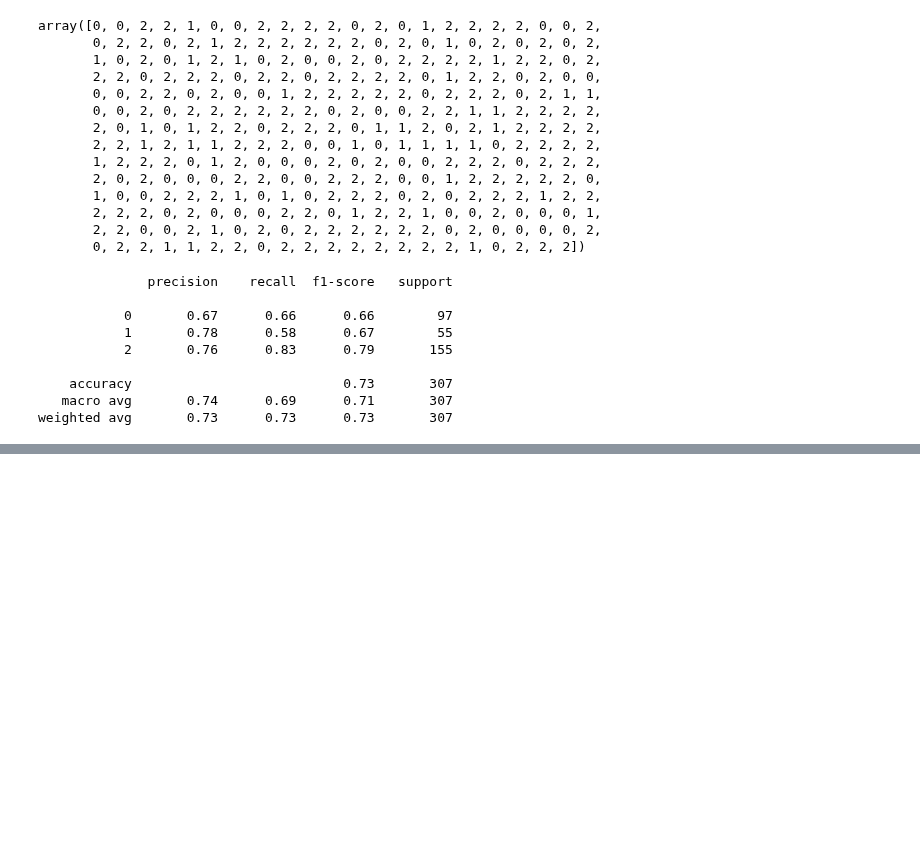
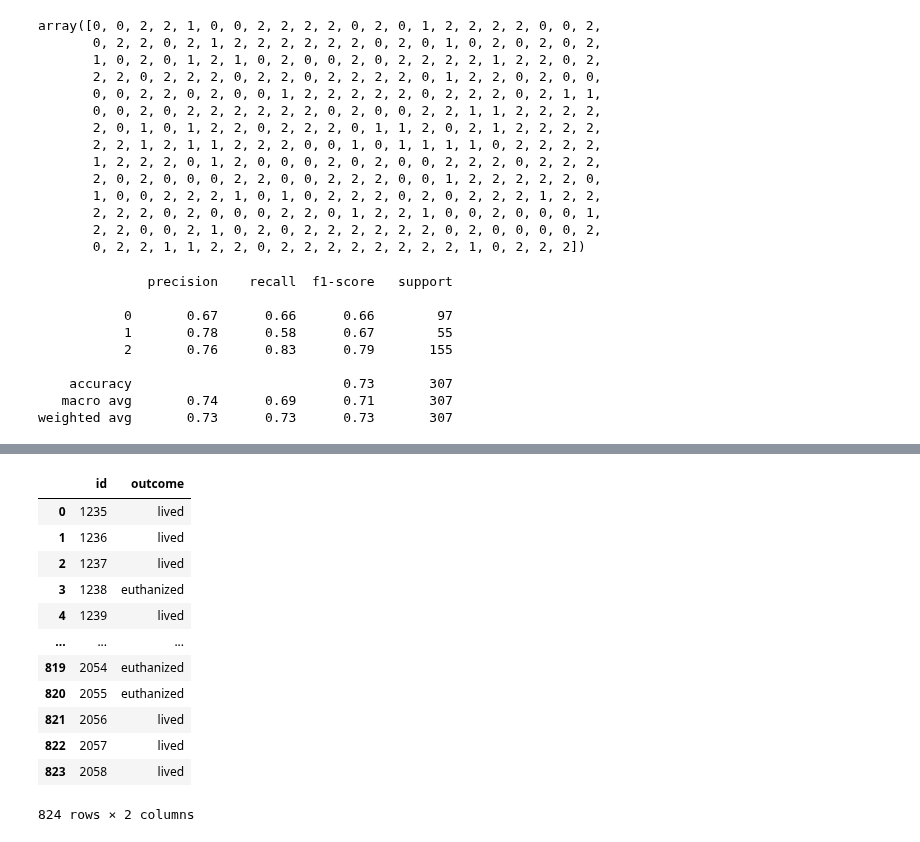
Before and after one commit to LisiWang/kaggle-playground-series-s3e22, a Jupyter notebook: playground-series-s3e22.ipynb, the cells around one changed output, grey strips where cells are left out. Saved outputs shown, nothing was run; the diff lists cells and outputs as text; code cells hidden in the pictures; blank space fills up the shorter version.

Commit message:
deployed model

```diff
--- a/playground-series-s3e22.ipynb
+++ b/playground-series-s3e22.ipynb
@@ -356,0 +363,6 @@ weighted avg       0.73      0.73      0.73       307
+# %%
+# 3.1. feature engineering
+deploy = deploy.drop(["lesion_1","lesion_2","lesion_3"],axis=1)
+#deploy.columns.values
+deploy["hospital_number"] = deploy["hospital_number"].astype(str)
+#deploy["hospital_number"].info()
@@ -356,0 +378,3 @@ weighted avg       0.73      0.73      0.73       307
+# %%
+# 3.2. & 3.3. replace missing values in obj & num cols
+X_train,deploy = replace_na(X_train,deploy)
@@ -356,0 +414,7 @@ weighted avg       0.73      0.73      0.73       307
+# %%
+# 3.4. feature engineering - one-hot-encod obj cols
+deploy_ohe = pd.DataFrame(ohe.transform(deploy[obj_cols]).toarray())
+# 3.5. feature engineering - standardize num cols
+deploy_sc = pd.DataFrame(sc.transform(deploy[num_cols]))
+deploy_sc.columns = deploy[num_cols].columns
+deploy_fe = pd.concat([deploy_sc,deploy_ohe],axis=1)
@@ -356,0 +423,6 @@ weighted avg       0.73      0.73      0.73       307
+# %%
+# 5. fit model
+y_deploy_le = lgbm.predict(deploy_fe.values)
+#y_deploy_le
+y_deploy = le.inverse_transform(y_deploy_le)
+#y_deploy
@@ -356,0 +447,19 @@ weighted avg       0.73      0.73      0.73       307
+# %%
+y_test_pred = pd.concat([deploy_id.to_frame(),
+                         pd.DataFrame(y_deploy,columns=["outcome"])],
+                        axis=1)
+y_test_pred
+# %% [output]
+|  | id | outcome |
+| 0 | 1235 | lived |
+| 1 | 1236 | lived |
+| 2 | 1237 | lived |
+| 3 | 1238 | euthanized |
+| 4 | 1239 | lived |
+| ... | ... | ... |
+| 819 | 2054 | euthanized |
+| 820 | 2055 | euthanized |
+| 821 | 2056 | lived |
+| 822 | 2057 | lived |
+| 823 | 2058 | lived |
+824 rows × 2 columns
```
Also changed, not shown: parts of 8 cells of this notebook, 1 other file.
